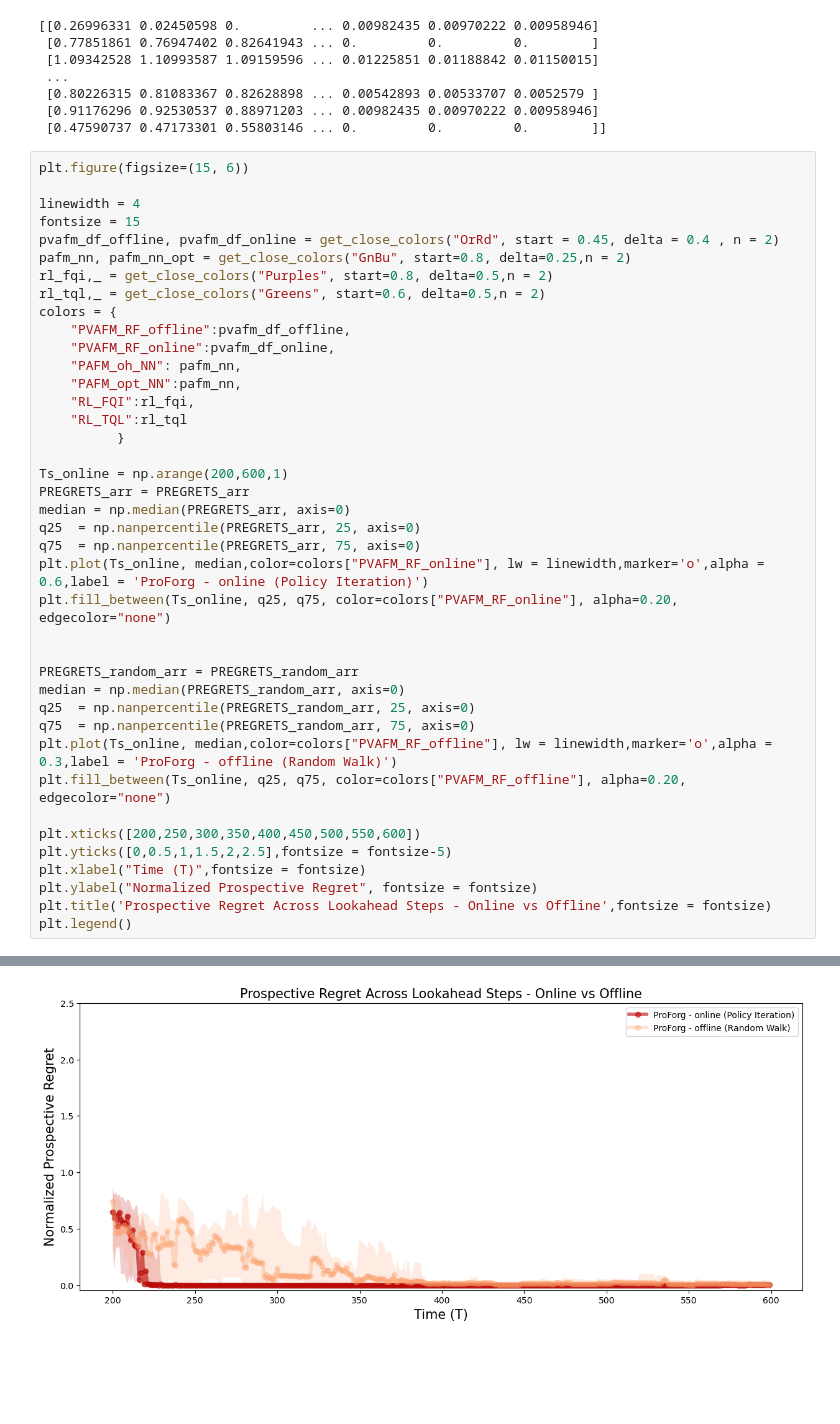
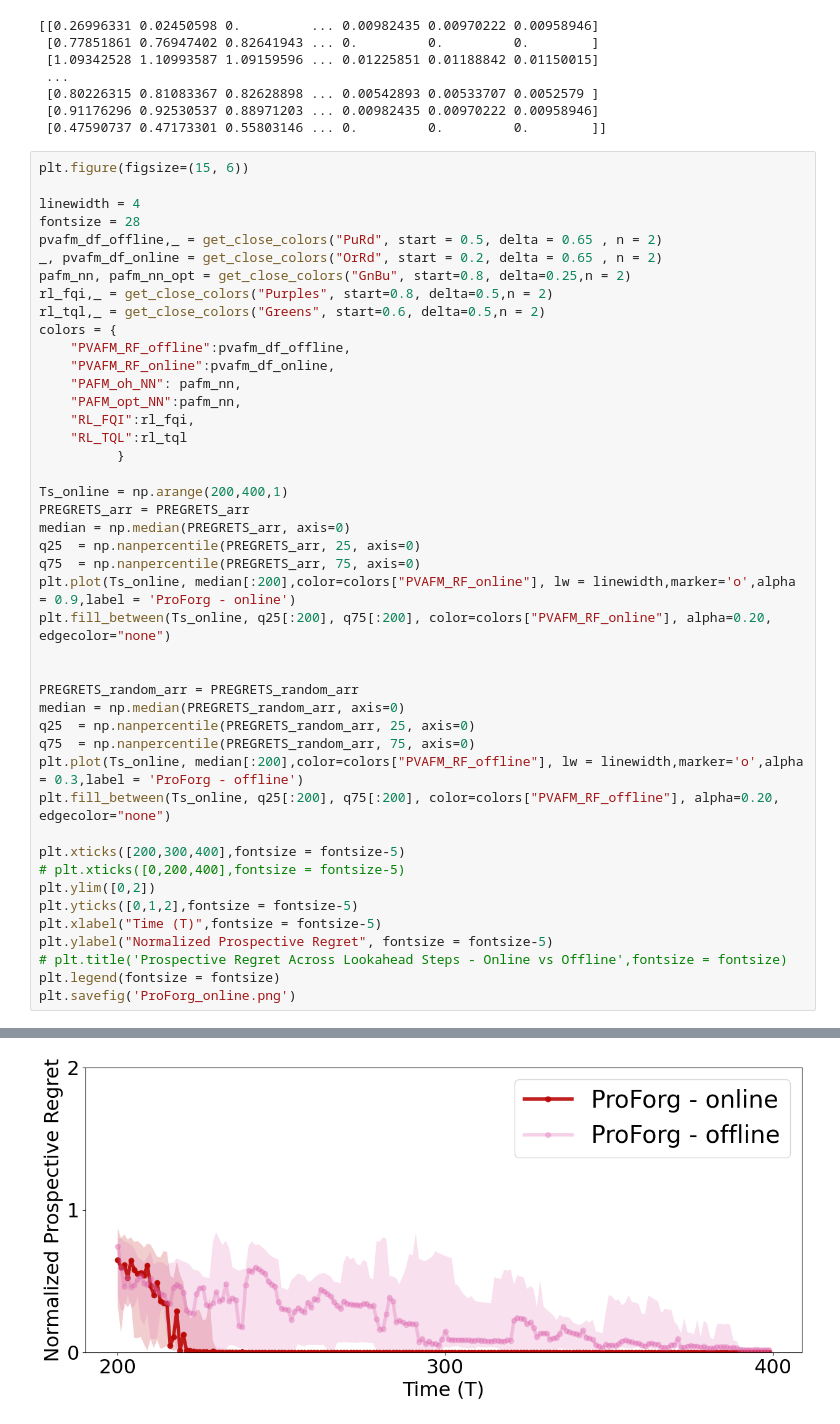
Before and after one commit to neurodata/ProspectiveForaging, a Jupyter notebook: notebooks/fig2_new.ipynb, the cells around one changed output, grey strips where cells are left out. Cells and saved outputs as stored; diff of their text form; blank space fills up the shorter version.

```diff
--- a/notebooks/fig2_new.ipynb
+++ b/notebooks/fig2_new.ipynb
@@ -47,8 +47,9 @@ print(PREGRETS_arr)
 plt.figure(figsize=(15, 6))
 
 linewidth = 4
-fontsize = 15
-pvafm_df_offline, pvafm_df_online = get_close_colors("OrRd", start = 0.45, delta = 0.4 , n = 2)
+fontsize = 28
+pvafm_df_offline,_ = get_close_colors("PuRd", start = 0.5, delta = 0.65 , n = 2)
+_, pvafm_df_online = get_close_colors("OrRd", start = 0.2, delta = 0.65 , n = 2)
 pafm_nn, pafm_nn_opt = get_close_colors("GnBu", start=0.8, delta=0.25,n = 2)
 rl_fqi,_ = get_close_colors("Purples", start=0.8, delta=0.5,n = 2)
 rl_tql,_ = get_close_colors("Greens", start=0.6, delta=0.5,n = 2)
@@ -61,26 +62,29 @@ colors = {
     "RL_TQL":rl_tql
           }
 
-Ts_online = np.arange(200,600,1)
+Ts_online = np.arange(200,400,1)
 PREGRETS_arr = PREGRETS_arr
 median = np.median(PREGRETS_arr, axis=0)
 q25  = np.nanpercentile(PREGRETS_arr, 25, axis=0)
 q75  = np.nanpercentile(PREGRETS_arr, 75, axis=0)
-plt.plot(Ts_online, median,color=colors["PVAFM_RF_online"], lw = linewidth,marker='o',alpha = 0.6,label = 'ProForg - online (Policy Iteration)')
-plt.fill_between(Ts_online, q25, q75, color=colors["PVAFM_RF_online"], alpha=0.20, edgecolor="none")
+plt.plot(Ts_online, median[:200],color=colors["PVAFM_RF_online"], lw = linewidth,marker='o',alpha = 0.9,label = 'ProForg - online')
+plt.fill_between(Ts_online, q25[:200], q75[:200], color=colors["PVAFM_RF_online"], alpha=0.20, edgecolor="none")
 
 
 PREGRETS_random_arr = PREGRETS_random_arr
 median = np.median(PREGRETS_random_arr, axis=0)
 q25  = np.nanpercentile(PREGRETS_random_arr, 25, axis=0)
 q75  = np.nanpercentile(PREGRETS_random_arr, 75, axis=0)
-plt.plot(Ts_online, median,color=colors["PVAFM_RF_offline"], lw = linewidth,marker='o',alpha = 0.3,label = 'ProForg - offline (Random Walk)')
-plt.fill_between(Ts_online, q25, q75, color=colors["PVAFM_RF_offline"], alpha=0.20, edgecolor="none")
+plt.plot(Ts_online, median[:200],color=colors["PVAFM_RF_offline"], lw = linewidth,marker='o',alpha = 0.3,label = 'ProForg - offline')
+plt.fill_between(Ts_online, q25[:200], q75[:200], color=colors["PVAFM_RF_offline"], alpha=0.20, edgecolor="none")
 
-plt.xticks([200,250,300,350,400,450,500,550,600])
-plt.yticks([0,0.5,1,1.5,2,2.5],fontsize = fontsize-5)
-plt.xlabel("Time (T)",fontsize = fontsize)
-plt.ylabel("Normalized Prospective Regret", fontsize = fontsize)
-plt.title('Prospective Regret Across Lookahead Steps - Online vs Offline',fontsize = fontsize)
-plt.legend()
+plt.xticks([200,300,400],fontsize = fontsize-5)
+# plt.xticks([0,200,400],fontsize = fontsize-5)
+plt.ylim([0,2])
+plt.yticks([0,1,2],fontsize = fontsize-5)
+plt.xlabel("Time (T)",fontsize = fontsize-5)
+plt.ylabel("Normalized Prospective Regret", fontsize = fontsize-5)
+# plt.title('Prospective Regret Across Lookahead Steps - Online vs Offline',fontsize = fontsize)
+plt.legend(fontsize = fontsize)
+plt.savefig('ProForg_online.png')
 # %% [output]
@@ -88 +91 @@ plt.legend()
-[figure, old version]
+[figure, new version]
```
Also changed, not shown: parts of 1 cell of this notebook, 9 other files.
